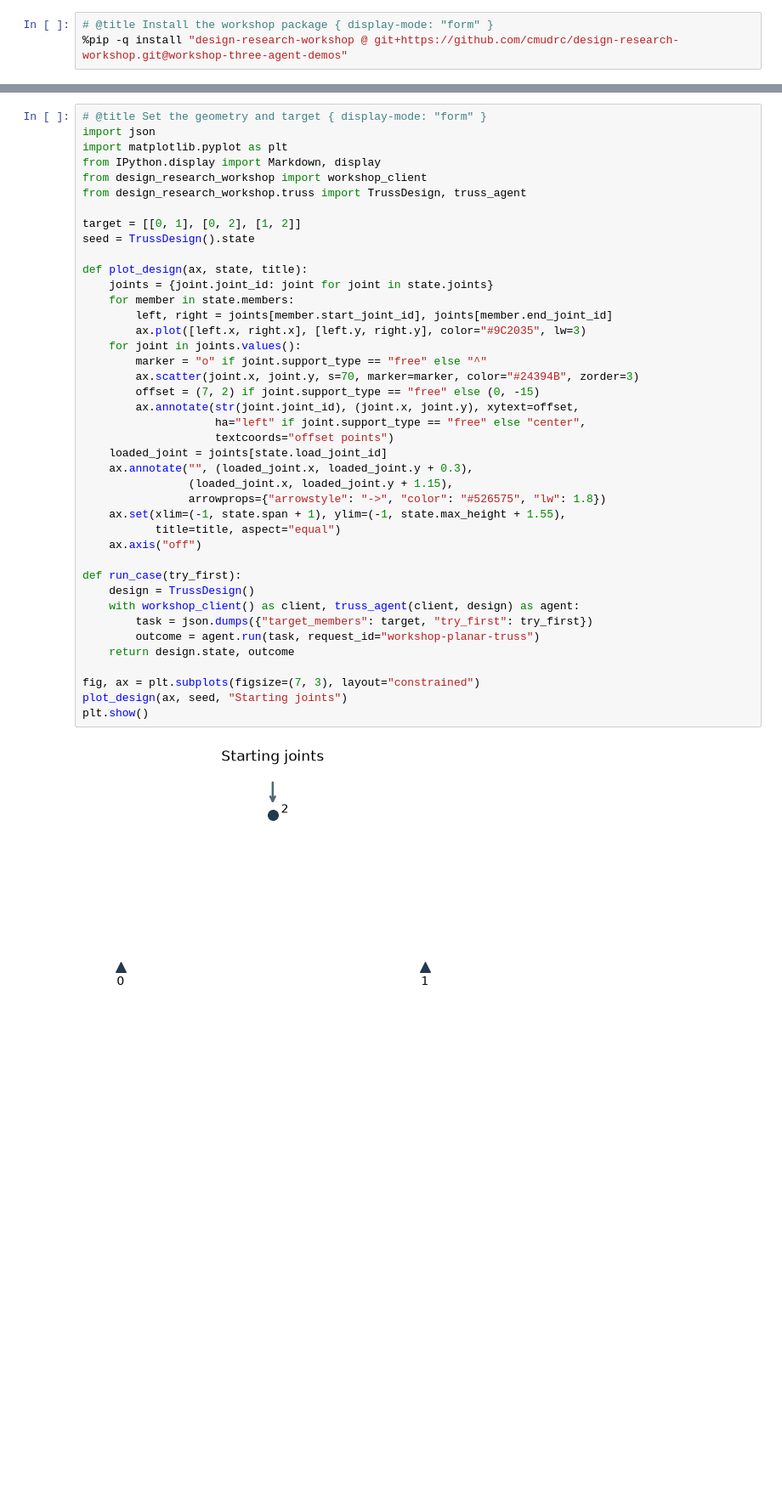
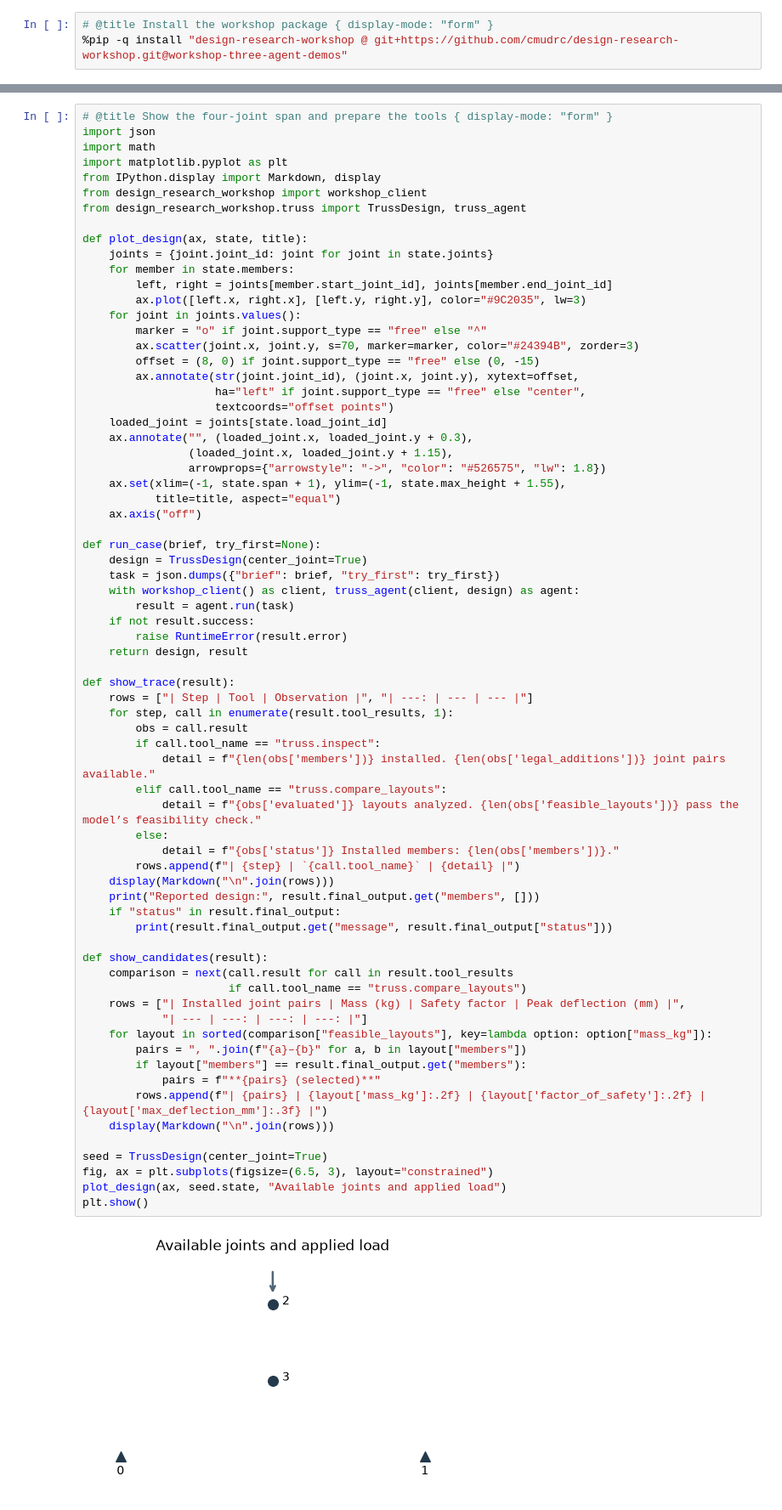
Before and after one commit to cmudrc/design-research-workshop, a Jupyter notebook: notebooks/planar_truss_react.ipynb, the cells around one changed output, grey strips where cells are left out. Shown at 85% size. Drawn from its saved outputs; the diff is of its cells as text; blank space fills up the shorter version.

```diff
--- a/notebooks/planar_truss_react.ipynb
+++ b/notebooks/planar_truss_react.ipynb
@@ -19,44 +20,73 @@ The seed has two supports and a loaded joint. The goal is to add the three sides
 # %%
-# @title Set the geometry and target { display-mode: "form" }
+# @title Show the four-joint span and prepare the tools { display-mode: "form" }
 import json
+import math
 import matplotlib.pyplot as plt
 from IPython.display import Markdown, display
 from design_research_workshop import workshop_client
 from design_research_workshop.truss import TrussDesign, truss_agent
-
-target = [[0, 1], [0, 2], [1, 2]]
-seed = TrussDesign().state
 
 def plot_design(ax, state, title):
     joints = {joint.joint_id: joint for joint in state.joints}
     for member in state.members:
         left, right = joints[member.start_joint_id], joints[member.end_joint_id]
         ax.plot([left.x, right.x], [left.y, right.y], color="#9C2035", lw=3)
     for joint in joints.values():
         marker = "o" if joint.support_type == "free" else "^"
         ax.scatter(joint.x, joint.y, s=70, marker=marker, color="#24394B", zorder=3)
-        offset = (7, 2) if joint.support_type == "free" else (0, -15)
+        offset = (8, 0) if joint.support_type == "free" else (0, -15)
         ax.annotate(str(joint.joint_id), (joint.x, joint.y), xytext=offset,
                     ha="left" if joint.support_type == "free" else "center",
                     textcoords="offset points")
     loaded_joint = joints[state.load_joint_id]
     ax.annotate("", (loaded_joint.x, loaded_joint.y + 0.3),
                 (loaded_joint.x, loaded_joint.y + 1.15),
                 arrowprops={"arrowstyle": "->", "color": "#526575", "lw": 1.8})
     ax.set(xlim=(-1, state.span + 1), ylim=(-1, state.max_height + 1.55),
            title=title, aspect="equal")
     ax.axis("off")
 
-def run_case(try_first):
-    design = TrussDesign()
+def run_case(brief, try_first=None):
+    design = TrussDesign(center_joint=True)
+    task = json.dumps({"brief": brief, "try_first": try_first})
     with workshop_client() as client, truss_agent(client, design) as agent:
-        task = json.dumps({"target_members": target, "try_first": try_first})
-        outcome = agent.run(task, request_id="workshop-planar-truss")
-    return design.state, outcome
+        result = agent.run(task)
+    if not result.success:
+        raise RuntimeError(result.error)
+    return design, result
 
-fig, ax = plt.subplots(figsize=(7, 3), layout="constrained")
-plot_design(ax, seed, "Starting joints")
+def show_trace(result):
+    rows = ["| Step | Tool | Observation |", "| ---: | --- | --- |"]
+    for step, call in enumerate(result.tool_results, 1):
+        obs = call.result
+        if call.tool_name == "truss.inspect":
+            detail = f"{len(obs['members'])} installed. {len(obs['legal_additions'])} joint pairs available."
+        elif call.tool_name == "truss.compare_layouts":
+            detail = f"{obs['evaluated']} layouts analyzed. {len(obs['feasible_layouts'])} pass the model’s feasibility check."
+        else:
+            detail = f"{obs['status']} Installed members: {len(obs['members'])}."
+        rows.append(f"| {step} | `{call.tool_name}` | {detail} |")
+    display(Markdown("\n".join(rows)))
+    print("Reported design:", result.final_output.get("members", []))
+    if "status" in result.final_output:
+        print(result.final_output.get("message", result.final_output["status"]))
+
+def show_candidates(result):
+    comparison = next(call.result for call in result.tool_results
+                      if call.tool_name == "truss.compare_layouts")
+    rows = ["| Installed joint pairs | Mass (kg) | Safety factor | Peak deflection (mm) |",
+            "| --- | ---: | ---: | ---: |"]
+    for layout in sorted(comparison["feasible_layouts"], key=lambda option: option["mass_kg"]):
+        pairs = ", ".join(f"{a}–{b}" for a, b in layout["members"])
+        if layout["members"] == result.final_output.get("members"):
+            pairs = f"**{pairs} (selected)**"
+        rows.append(f"| {pairs} | {layout['mass_kg']:.2f} | {layout['factor_of_safety']:.2f} | {layout['max_deflection_mm']:.3f} |")
+    display(Markdown("\n".join(rows)))
+
+seed = TrussDesign(center_joint=True)
+fig, ax = plt.subplots(figsize=(6.5, 3), layout="constrained")
+plot_design(ax, seed.state, "Available joints and applied load")
 plt.show()
 # %% [output]
-[figure, old version]
+[figure, new version]
 # %% [markdown]
```
Also changed, not shown: parts of 10 cells of this notebook, 22 other files.
